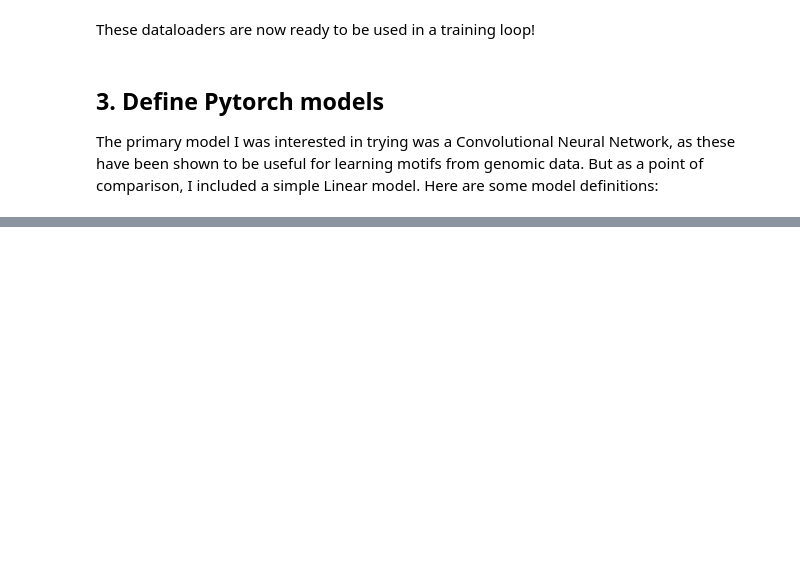
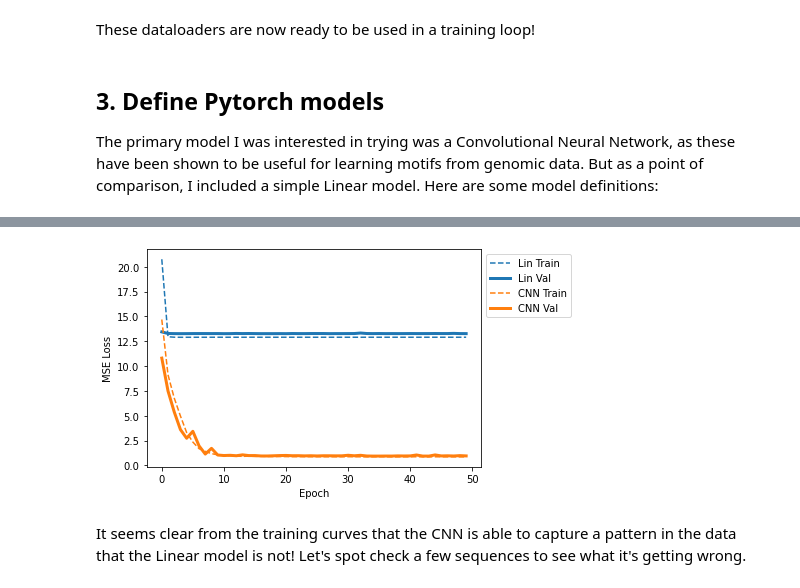
Before and after one commit to erinhwilson/dna-pytorch-tutorial, a Jupyter notebook: basic_DNA_tutorial.ipynb, the cells around one changed output, grey strips where cells are left out. Drawn from its saved outputs; the diff is of its cells as text; code cells hidden in the pictures; blank space fills up the shorter version.

```diff
--- a/basic_DNA_tutorial.ipynb
+++ b/basic_DNA_tutorial.ipynb
@@ -583,0 +597,14 @@ quic
+# %%
+seq_len = len(train_df['seq'].values[0])
+
+# create Linear model object
+model_cnn = DNA_CNN(seq_len)
+model_cnn.to(DEVICE) # put on GPU
+
+# run the model with default settings!
+cnn_train_losses, cnn_val_losses = run_model(
+    train_dl,
+    val_dl,
+    model_cnn,
+    DEVICE
+)
@@ -583,0 +629,7 @@ quic
+# %%
+cnn_data_label = (cnn_train_losses,cnn_val_losses,"CNN")
+quick_loss_plot([lin_data_label,cnn_data_label])
+# %% [output]
+[figure, added]
+# %% [markdown]
+It seems clear from the training curves that the CNN is able to capture a pattern in the data that the Linear model is not! Let's spot check a few sequences to see what it's getting wrong.
```
Also changed, not shown: parts of 53 cells of this notebook, 4 other files.
